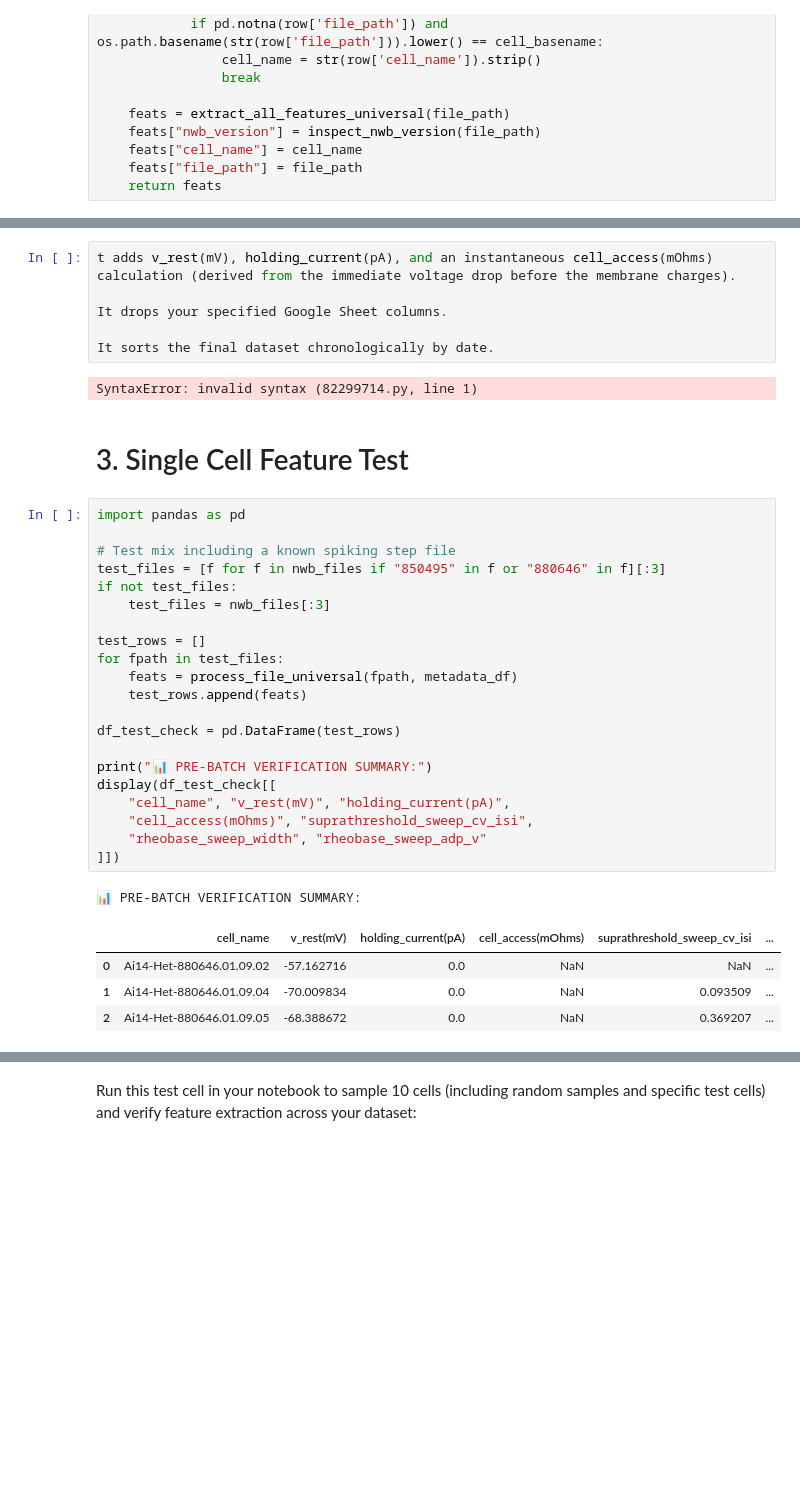
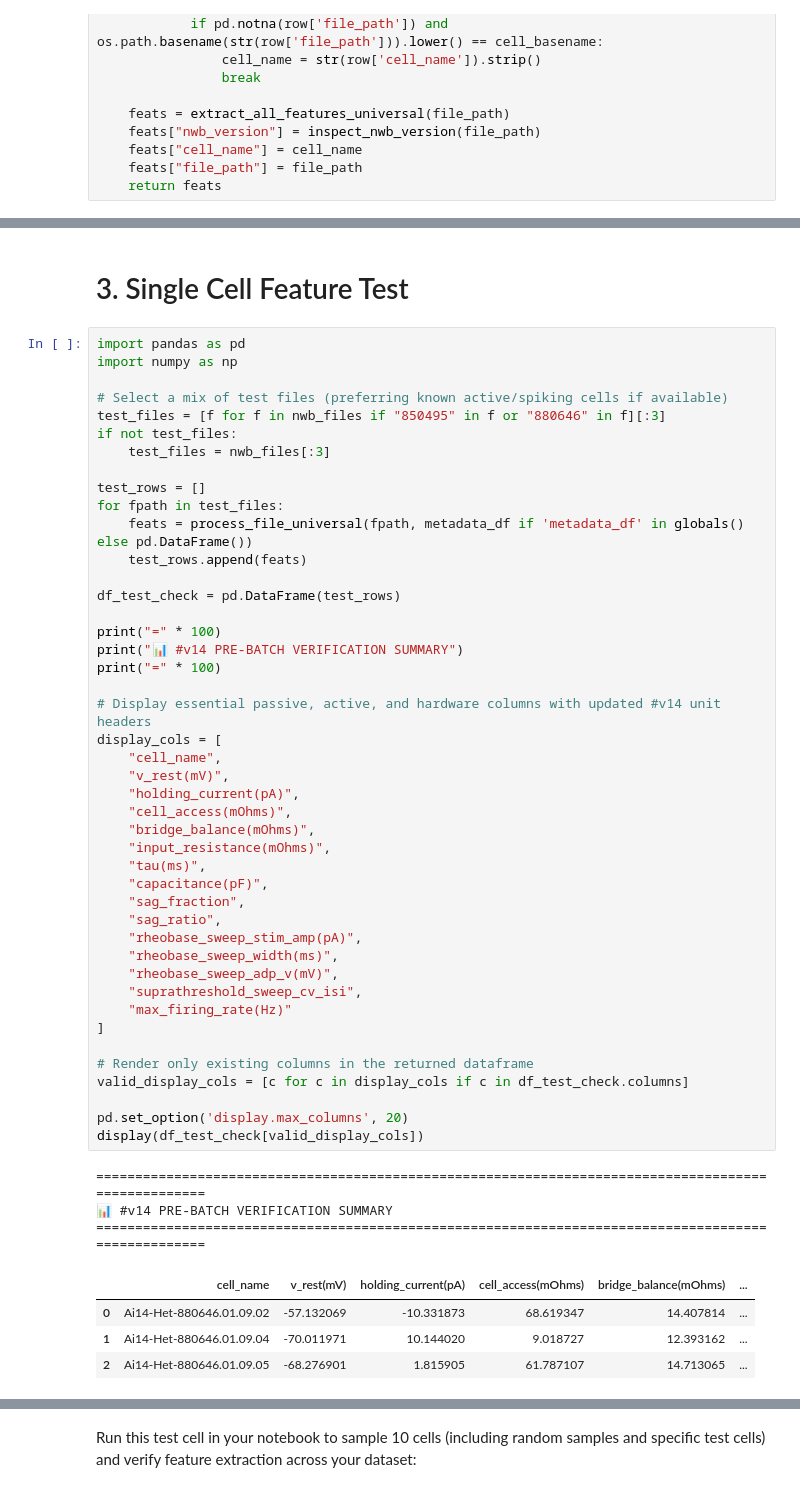
Before and after one commit to samsangmi/ipfx, a Jupyter notebook: analysis/notebooks/001_ephys_260930.ipynb, the cells around one changed output, grey strips where cells are left out. Drawn from its saved outputs; the diff is of its cells as text; blank space fills up the shorter version.

```diff
--- a/analysis/notebooks/001_ephys_260930.ipynb
+++ b/analysis/notebooks/001_ephys_260930.ipynb
@@ -2414,40 +3281,57 @@ def extract_features_nwb1_h5py(file_path):
-# %%
-t adds v_rest(mV), holding_current(pA), and an instantaneous cell_access(mOhms) calculation (derived from the immediate voltage drop before the membrane charges).
-
-It drops your specified Google Sheet columns.
-
-It sorts the final dataset chronologically by date.
-# %% [output]
-SyntaxError: invalid syntax (82299714.py, line 1)
 # %% [markdown]
 # 3. Single Cell Feature Test
 # %%
 import pandas as pd
+import numpy as np
 
-# Test mix including a known spiking step file
+# Select a mix of test files (preferring known active/spiking cells if available)
 test_files = [f for f in nwb_files if "850495" in f or "880646" in f][:3]
 if not test_files:
     test_files = nwb_files[:3]
 
 test_rows = []
 for fpath in test_files:
-    feats = process_file_universal(fpath, metadata_df)
+    feats = process_file_universal(fpath, metadata_df if 'metadata_df' in globals() else pd.DataFrame())
     test_rows.append(feats)
 
 df_test_check = pd.DataFrame(test_rows)
 
-print("📊 PRE-BATCH VERIFICATION SUMMARY:")
-display(df_test_check[[
-    "cell_name", "v_rest(mV)", "holding_current(pA)",
-    "cell_access(mOhms)", "suprathreshold_sweep_cv_isi",
-    "rheobase_sweep_width", "rheobase_sweep_adp_v"
-]])
+print("=" * 100)
+print("📊 #v14 PRE-BATCH VERIFICATION SUMMARY")
+print("=" * 100)
+
+# Display essential passive, active, and hardware columns with updated #v14 unit headers
+display_cols = [
+    "cell_name",
+    "v_rest(mV)",
+    "holding_current(pA)",
+    "cell_access(mOhms)",
+    "bridge_balance(mOhms)",
+    "input_resistance(mOhms)",
+    "tau(ms)",
+    "capacitance(pF)",
+    "sag_fraction",
+    "sag_ratio",
+    "rheobase_sweep_stim_amp(pA)",
+    "rheobase_sweep_width(ms)",
+    "rheobase_sweep_adp_v(mV)",
+    "suprathreshold_sweep_cv_isi",
+    "max_firing_rate(Hz)"
+]
+
+# Render only existing columns in the returned dataframe
+valid_display_cols = [c for c in display_cols if c in df_test_check.columns]
+
+pd.set_option('display.max_columns', 20)
+display(df_test_check[valid_display_cols])
 # %% [output]
-📊 PRE-BATCH VERIFICATION SUMMARY:
+====================================================================================================
+📊 #v14 PRE-BATCH VERIFICATION SUMMARY
+====================================================================================================
-|  | cell_name | v_rest(mV) | holding_current(pA) | cell_access(mOhms) | suprathreshold_sweep_cv_isi | ... |
-| 0 | Ai14-Het-880646.01.09.02 | -57.162716 | 0.0 | NaN | NaN | ... |
-| 1 | Ai14-Het-880646.01.09.04 | -70.009834 | 0.0 | NaN | 0.093509 | ... |
-| 2 | Ai14-Het-880646.01.09.05 | -68.388672 | 0.0 | NaN | 0.369207 | ... |
+|  | cell_name | v_rest(mV) | holding_current(pA) | cell_access(mOhms) | bridge_balance(mOhms) | ... |
+| 0 | Ai14-Het-880646.01.09.02 | -57.132069 | -10.331873 | 68.619347 | 14.407814 | ... |
+| 1 | Ai14-Het-880646.01.09.04 | -70.011971 | 10.144020 | 9.018727 | 12.393162 | ... |
+| 2 | Ai14-Het-880646.01.09.05 | -68.276901 | 1.815905 | 61.787107 | 14.713065 | ... |
 # %%
 import pandas as pd
 import numpy as np
```
Also changed, not shown: parts of 56 cells of this notebook.
